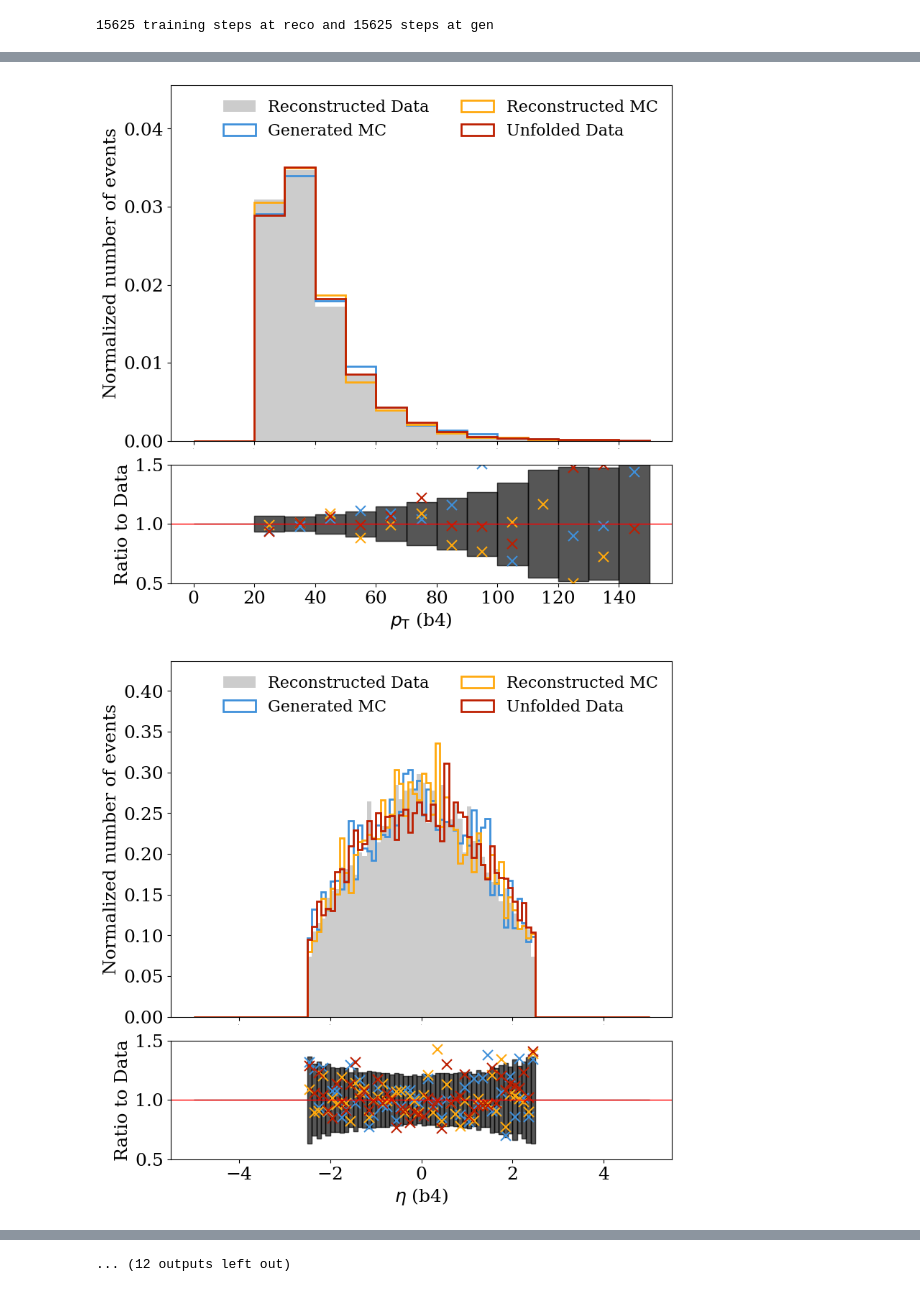
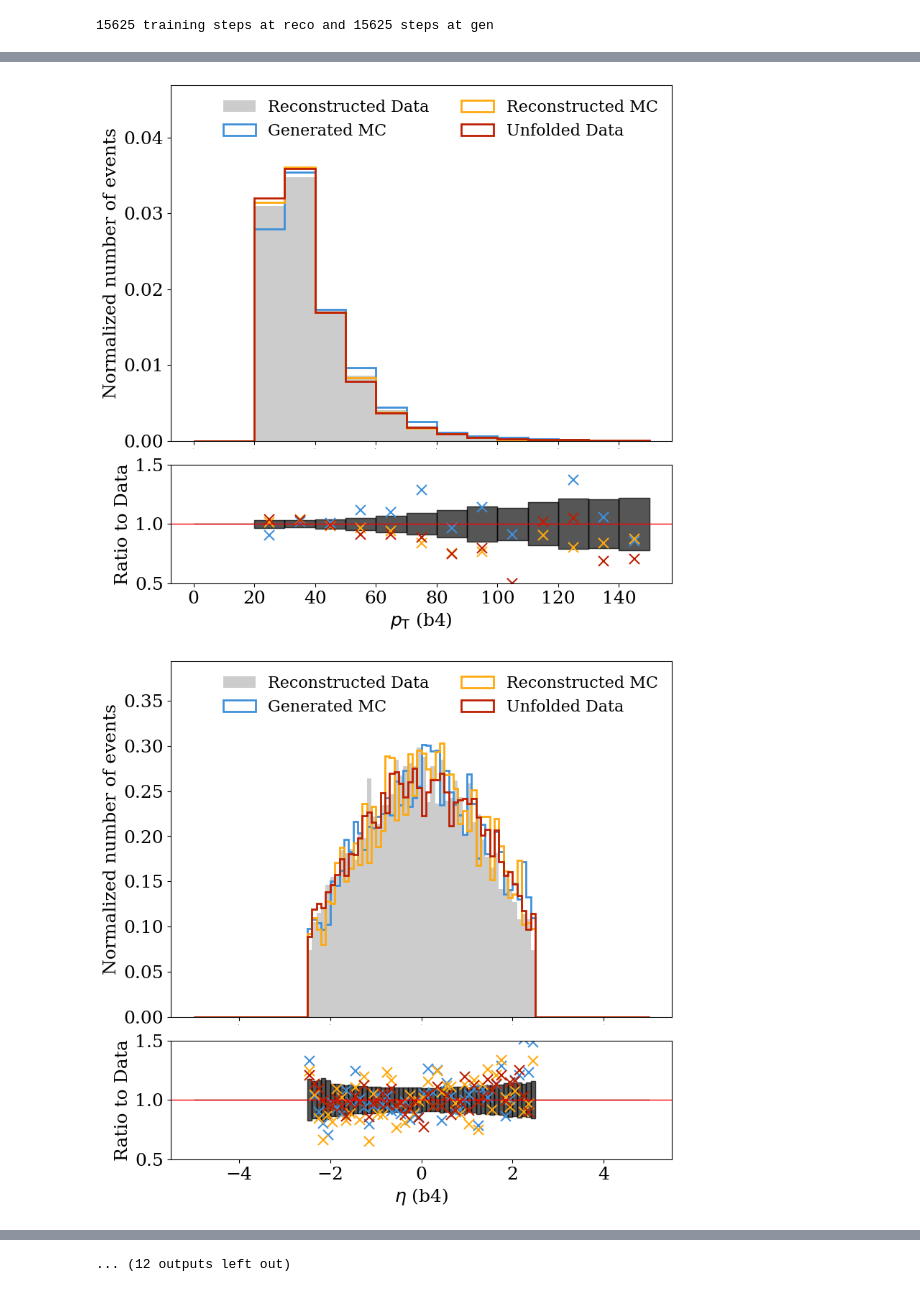
Before and after one commit to josefmurnauer/omnifold, a Jupyter notebook: Unfolding_WWbb_no_corrections.ipynb, the cells around one changed output, grey strips where cells are left out. Cells and saved outputs as stored; diff of their text form; code cells hidden in the pictures.

Commit message:
Corrected Data and compared to TUnfold

```diff
--- a/Unfolding_WWbb_no_corrections.ipynb
+++ b/Unfolding_WWbb_no_corrections.ipynb
@@ -214,15 +215,0 @@ plt.show()
-# %%
-SetStyle()
-data_dict = {
-   # 'Truth Distribution': herwig_loader.gen[:,0,0],
-    'Reconstructed Data': data_loader.reco[:,0,0],
-    'Generated MC': pythia_loader.gen[:,0,0],
-    'Reconstructed MC': pythia_loader.reco[:,0,0],
-}
-weight_dict = {
-       # 'Truth Distribution': herwig_loader.weight,
-        'Reconstructed Data': data_loader.weight,
-        'Generated MC': pythia_loader.weight,
-        'Reconstructed MC': pythia_loader.weight,
-}
-HistRoutine(data_dict,'First Feature [a.u]', reference_name = 'Reconstructed Data', weights=weight_dict,plot_ratio=True)
@@ -256,0 +216,3 @@ OfTransformer(
+# %%
+train_fraction = len(pythia_truth_train)/len(pythia_df)
+print("Train fraction:", train_fraction)
@@ -256,0 +330,6 @@ OfTransformer(
+# %%
+flags_mc = make_mc_subsample(
+    pythia_loader,
+    reco_cuts_mask=pythia_loader.pass_reco,
+    N_data=np.sum(data_loader.weight)
+)
@@ -373,2 +453,2 @@ unfolded_weights  = omnifold.reweight(pythia_truth_test,omnifold.model2,batch_si
 # %%
-unfolded_weights = np.load("weights_transformer/unfolded_weights.npy")
+unfolded_weights = np.load("/scratch/mjosef/Unfolding/omnifold/weights_real-data/unfolded_weights.npy")
@@ -448,25 +827,23 @@ for i, pname in enumerate(particles):
         else:
             bins = default_binning[obs_index]
         data_dict = {
-            #'Truth Distribution': herwig_loader.gen[:, i, obs_index][herwig_loader.gen[:, i, 0]!=0],
+            #'Truth Distribution': data_loader.gen[:, i, obs_index][herwig_loader.gen[:, i, 0]!=0],
             'Reconstructed Data': data_loader.reco[:, i, obs_index][data_loader.reco[:, i, 0]!=0],
-            'Generated MC': pythia_loader.gen[:, i, obs_index][pythia_loader.gen[:, i, 0]!=0],
-            'Reconstructed MC': pythia_loader.reco[:, i, obs_index][pythia_loader.reco[:, i, 0]!=0],
+            'Generated MC': pythia_loader.gen[:, i, obs_index][(pythia_loader.gen[:, i, 0]!=0)&flags_mc],
+            'Reconstructed MC': pythia_loader.reco[:, i, obs_index][(pythia_loader.reco[:, i, 0]!=0)&flags_mc],
             'Unfolded Data': pythia_truth_test[:, i, obs_index][pythia_truth_test[:, i, 0]!=0],
         }
 
         weight_dict = {
             #'Truth Distribution': herwig_loader.weight[herwig_loader.gen[:, i, 0]!=0],
             'Reconstructed Data': data_loader.weight[data_loader.reco[:, i, 0]!=0],
-            'Generated MC': pythia_loader.weight[pythia_loader.gen[:, i, 0]!=0],
-            'Reconstructed MC': pythia_loader.weight[pythia_loader.reco[:, i, 0]!=0],
+            'Generated MC': pythia_loader.weight[(pythia_loader.gen[:, i, 0]!=0)&flags_mc],
+            'Reconstructed MC': pythia_loader.weight[(pythia_loader.reco[:, i, 0]!=0)&flags_mc],
             'Unfolded Data': unfolded_weights[pythia_truth_test[:, i, 0]!=0]*pythia_weights_test[pythia_truth_test[:, i, 0]!=0],
         }
-        #ref_name = 'Generated MC'  # or 'Reconstructed MC', depending on your comparison
-        #ref_vals = data_dict
-        #ref_wgts = weight_dict[ref_name]
+
         relative_unc = compute_relative_bin_uncertainty(data_dict['Generated MC'], weight_dict['Generated MC'], bins)
-        scaled_rel_unc = relative_unc * total_SF
+        #scaled_rel_unc = relative_unc * total_SF
         #print(scaled_rel_unc)
         fig, _ = HistRoutine(
             data_dict,
@@ -475,6 +852,6 @@ for i, pname in enumerate(particles):
             weights=weight_dict,
             plot_ratio=True,
             binning=bins,
-            uncertainty= scaled_rel_unc
+            uncertainty= relative_unc
         )
 # %% [output]
@@ -489,2 +866,2 @@ for i, pname in enumerate(particles):
-[figure, old version]
+[figure, new version]
-[figure, old version]
+[figure, new version]
```
Also changed, not shown: parts of 29 cells of this notebook.
